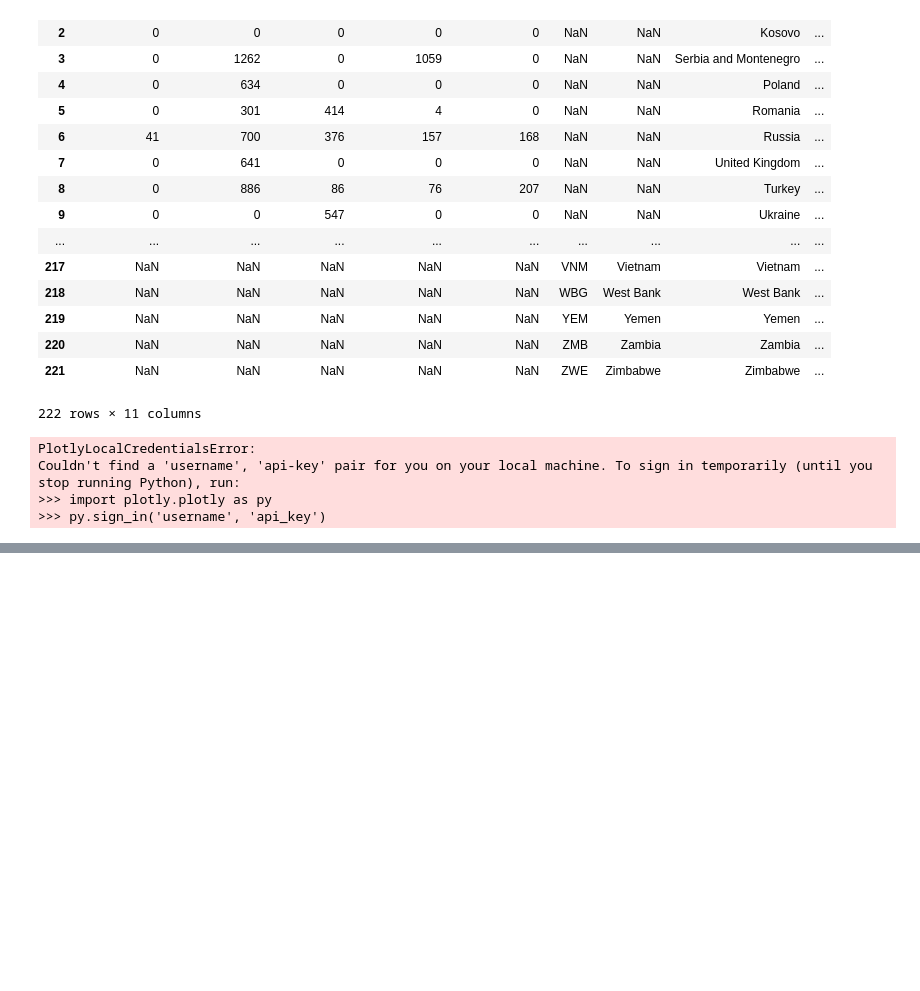
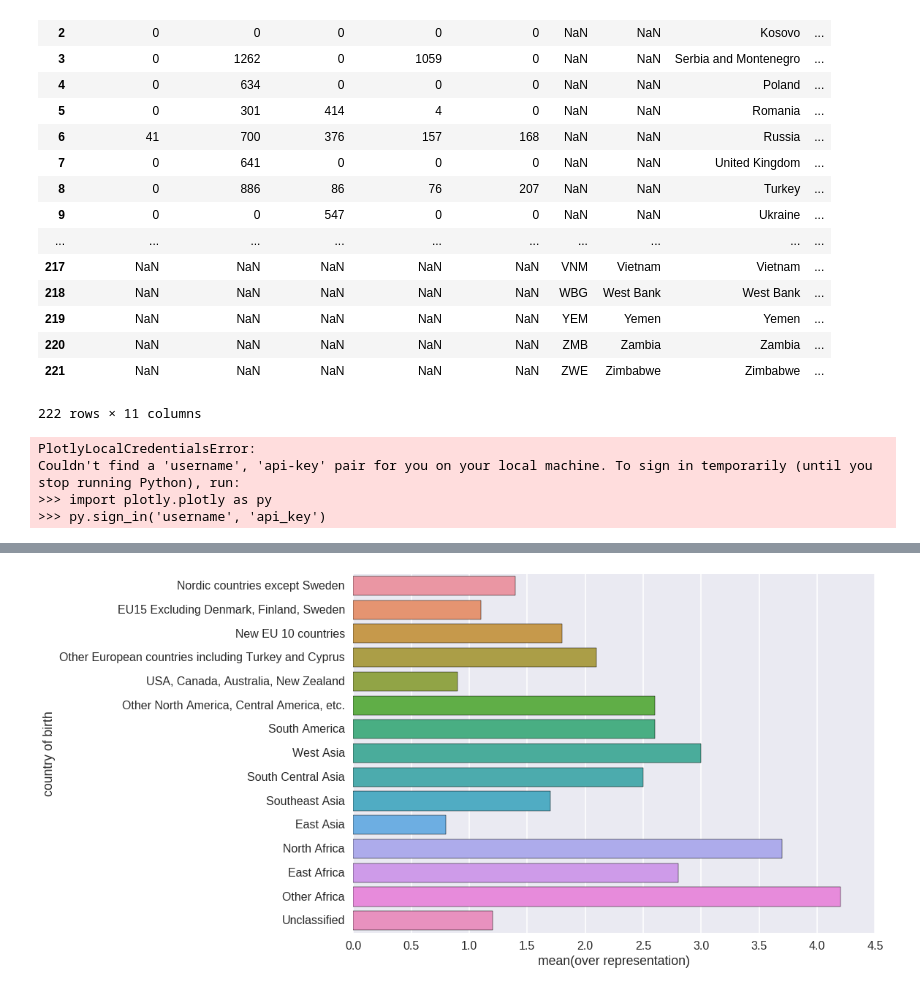
Before and after one commit to skchandra/DataScience16CTW, a Jupyter notebook: immigration_plots.ipynb, the cells around one changed output, grey strips where cells are left out. Cells and saved outputs as stored; diff of their text form; code cells hidden in the pictures; blank space fills up the shorter version.

```diff
--- a/immigration_plots.ipynb
+++ b/immigration_plots.ipynb
@@ -237,0 +259,5 @@ Couldn't find a 'username', 'api-key' pair for you on your local machine. To sig
+# %%
+sns.barplot(y="country of birth", x="over representation", data=overrep_df);
+plt.show()
+# %% [output]
+[figure, added]
```
Also changed, not shown: parts of 6 cells of this notebook, 2 other files.
